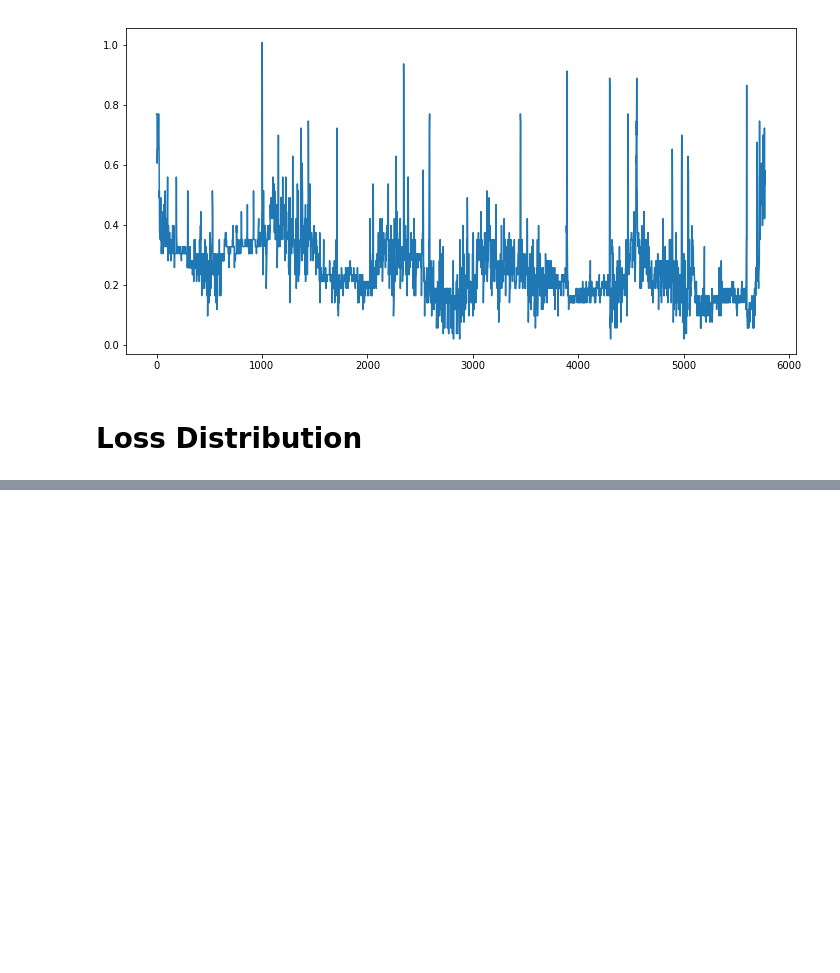
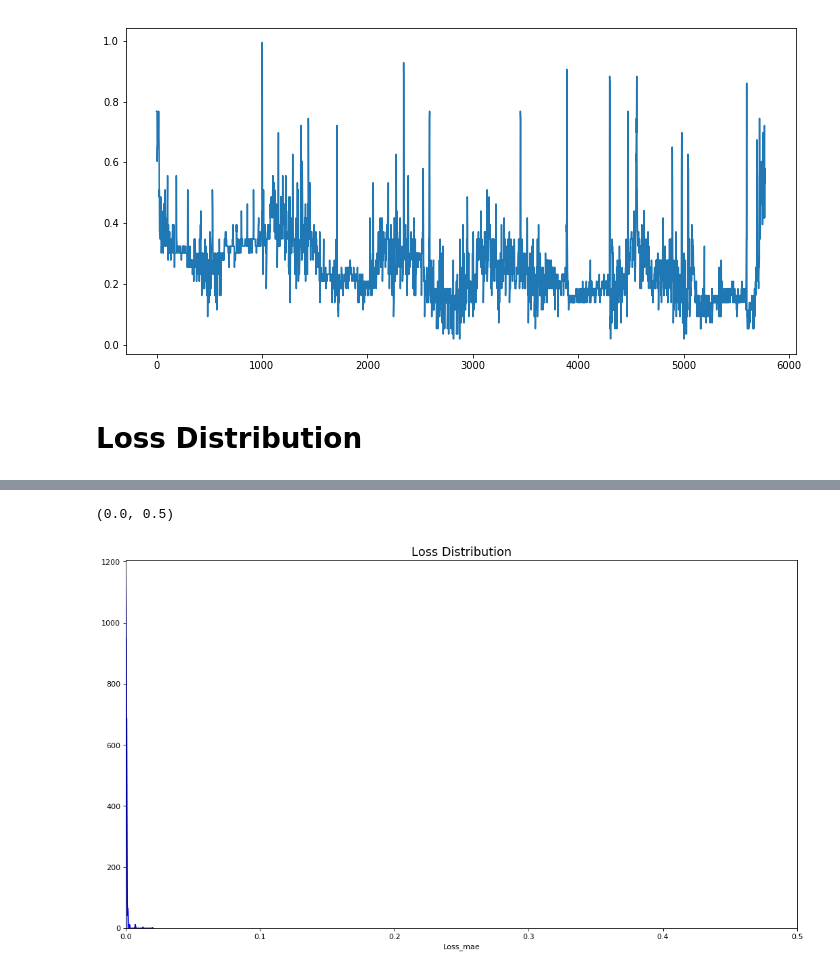
Before and after one commit to JacopoMangiavacchi/HeartMotionML, a Jupyter notebook: Train LSTM AutoEncoder.ipynb, the cells around one changed output, grey strips where cells are left out. Cells and saved outputs as stored; diff of their text form; code cells hidden in the pictures; blank space fills up the shorter version.

```diff
--- a/Train LSTM AutoEncoder.ipynb
+++ b/Train LSTM AutoEncoder.ipynb
@@ -197,0 +215,8 @@ plt.show()
+# %%
+plt.figure(figsize=(16,9), dpi=80)
+plt.title('Loss Distribution', fontsize=16)
+sns.distplot(scored['Loss_mae'], bins = 20, kde= True, color = 'blue');
+plt.xlim([0.0,.5])
+# %% [output]
+(0.0, 0.5)
+[figure, added]
```
Also changed, not shown: parts of 15 cells of this notebook, 2 other files.
